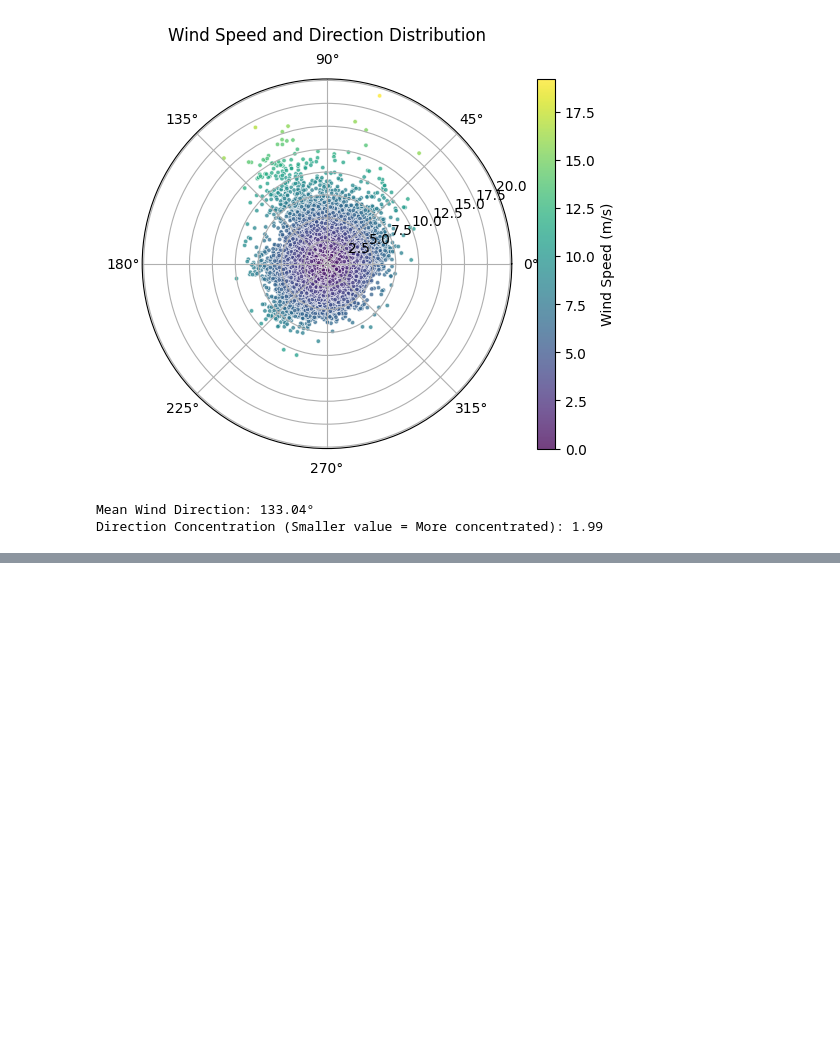
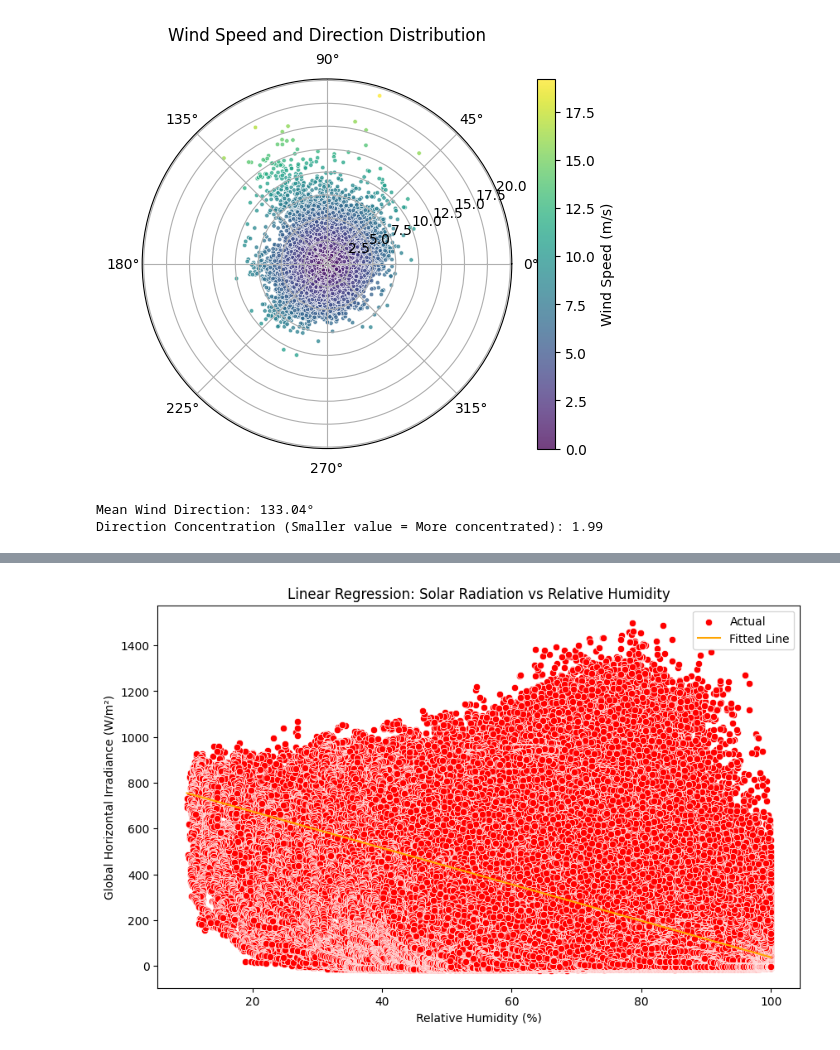
Before and after one commit to Wbam/Week0_Exercise, a Jupyter notebook: notebook/EDA.ipynb, the cells around one changed output, grey strips where cells are left out. Cells and saved outputs as stored; diff of their text form; code cells hidden in the pictures; blank space fills up the shorter version.

```diff
--- a/notebook/EDA.ipynb
+++ b/notebook/EDA.ipynb
@@ -343,0 +397,17 @@ Direction Concentration (Smaller value = More concentrated): 1.99
+# %%
+X_radiation = radiation_data[['RH']].dropna()
+y_radiation = radiation_data['GHI'].dropna()
+
+model_radiation = LinearRegression()
+model_radiation.fit(X_radiation, y_radiation)
+radiation_data['Radiation_Predicted'] = model_radiation.predict(X_radiation)
+plt.figure(figsize=(10, 6))
+sns.scatterplot(x='RH', y='GHI', data=radiation_data, color='red', label='Actual')
+sns.lineplot(x=X_radiation['RH'], y=radiation_data['Radiation_Predicted'], color='orange', label='Fitted Line')
+plt.xlabel('Relative Humidity (%)')
+plt.ylabel('Global Horizontal Irradiance (W/m²)')
+plt.title('Linear Regression: Solar Radiation vs Relative Humidity')
+plt.legend()
+plt.show()
+# %% [output]
+[figure, added]
```
Also changed, not shown: parts of 5 cells of this notebook.
